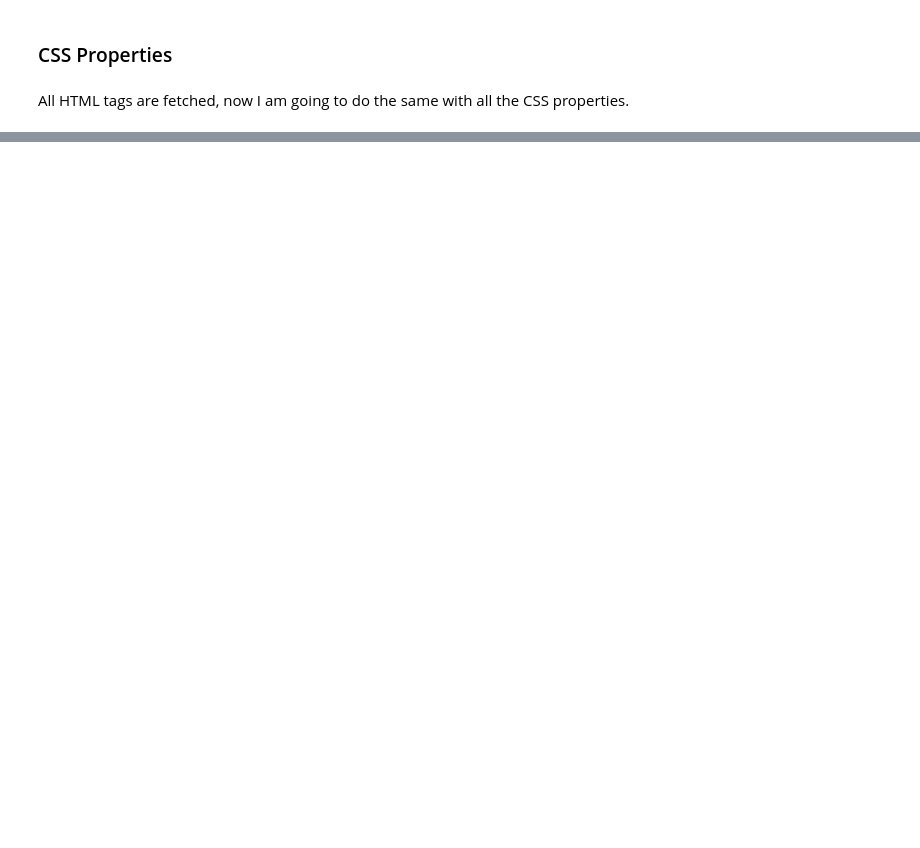
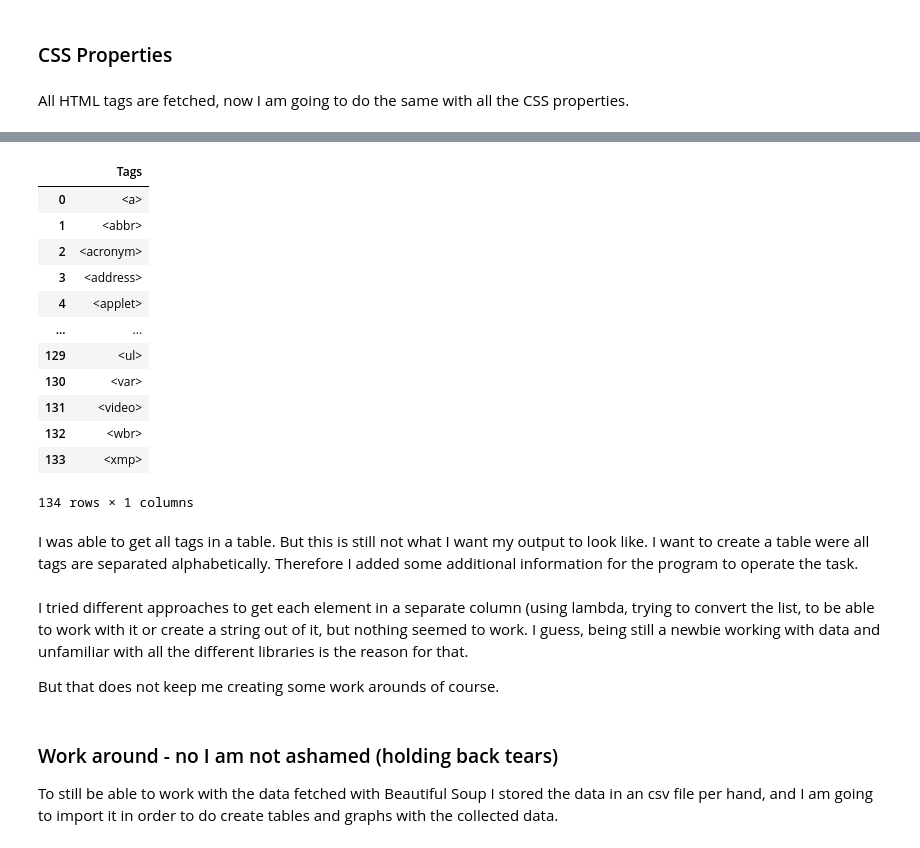
Before and after one commit to YuriDevAT/browser_compatibility_a11y, a Jupyter notebook: final_project.ipynb, the cells around one changed output, grey strips where cells are left out. Drawn from its saved outputs; the diff is of its cells as text; code cells hidden in the pictures; blank space fills up the shorter version.

```diff
--- a/final_project.ipynb
+++ b/final_project.ipynb
@@ -51,7 +51,7 @@ response = requests.get(url)
 soup = BeautifulSoup(response.text, "html.parser")
 
 get_nav_tag = soup.find("nav", class_="sidebar-inner")
-get_second_div = nav_tag.find_all("div")[2]
+get_second_div = get_nav_tag.find_all("div")[2]
 get_ol = get_second_div.find("ol")
 get_li = get_second_div.find_all("li", class_="toggle")[3]
 
@@ -111,9 +105,0 @@ This is were pandas comes into play.
-# %%
-import pandas as pd
-
-tag_data = []
-for tag in tag_list:
-    tag_data.append({tag.text})
-
-df = pd.DataFrame(tag_data)
-df
@@ -174,0 +134,33 @@ There are currently 732 properties.
+# %%
+import pandas as pd
+
+tag_data = []
+for tag in tag_list:
+    tag_data.append({"Tags": tag.text})
+
+df = pd.DataFrame(tag_data)
+df
+# %% [output]
+|  | Tags |
+| 0 | <a> |
+| 1 | <abbr> |
+| 2 | <acronym> |
+| 3 | <address> |
+| 4 | <applet> |
+| ... | ... |
+| 129 | <ul> |
+| 130 | <var> |
+| 131 | <video> |
+| 132 | <wbr> |
+| 133 | <xmp> |
+134 rows × 1 columns
+# %% [markdown]
+I was able to get all tags in a table. But this is still not what I want my output to look like. I want to create a table were all tags are separated alphabetically. Therefore I added some additional information for the program to operate the task.
+# %% [markdown]
+I tried different approaches to get each element in a separate column (using lambda, trying to convert the list, to be able to work with it or create a string out of it, but nothing seemed to work. I guess, being still a newbie working with data and unfamiliar with all the different libraries is the reason for that.
+
+But that does not keep me creating some work arounds of course.
+# %% [markdown]
+### Work around - no I am not ashamed (holding back tears)
+
+To still be able to work with the data fetched with Beautiful Soup I stored the data in an csv file per hand, and I am going to import it in order to do create tables and graphs with the collected data.
```
Also changed, not shown: parts of 12 cells of this notebook, 1 other file.
